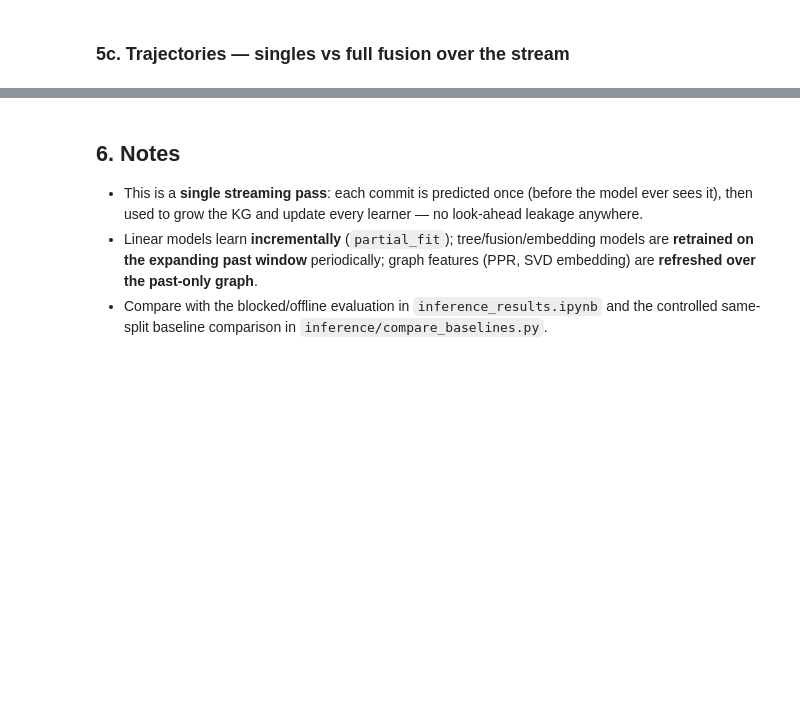
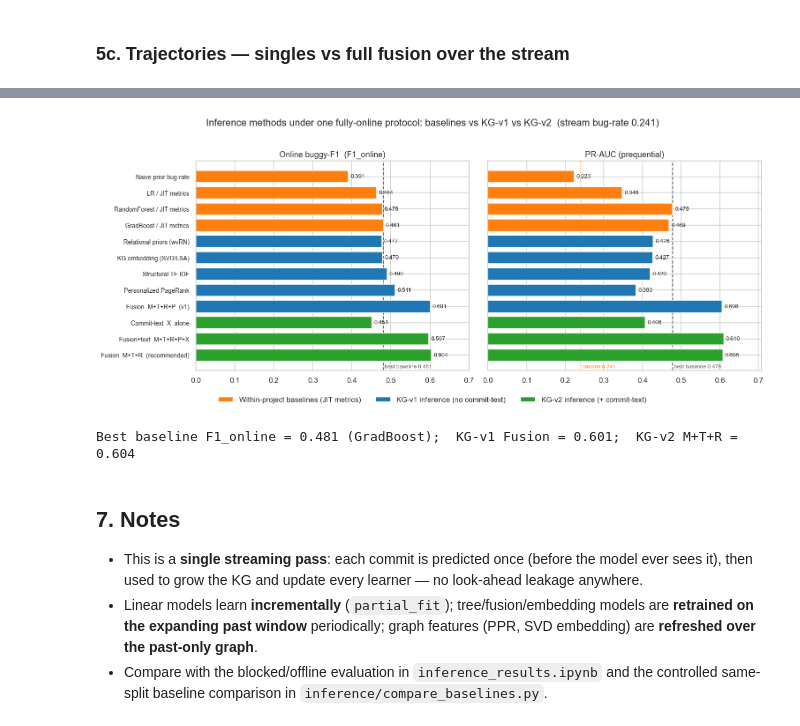
Before and after one commit to Knowledge4Software/KG-Commit, a Jupyter notebook: experiments/notebooks/online_jit_evaluation.ipynb, the cells around one changed output, grey strips where cells are left out. Cells and saved outputs as stored; diff of their text form; code cells hidden in the pictures; blank space fills up the shorter version.

Commit message:
KG-v2: fix issues of v1 and add textual features as node features (x inference)

```diff
--- a/experiments/notebooks/online_jit_evaluation.ipynb
+++ b/experiments/notebooks/online_jit_evaluation.ipynb
@@ -230,5 +246,63 @@ ax.legend(fontsize=8, ncol=2); plt.tight_layout(); plt.show()
+# %%
+from matplotlib.patches import Patch
+KGBLUE, KGGREEN, KGORANGE = "#1F77B4", "#2CA02C", "#FF7F0E"
+
+M = {v["name"]: v["cum"] for v in R["methods"].values()}
+g = lambda name:  (M[name]["F1_online"], M[name]["PR_AUC"])         # streaming engine
+a = lambda label: (ABL[label]["cum"]["F1_online"], ABL[label]["cum"]["PR_AUC"])  # ablation
+
+ROWS = [
+    ("Naive prior bug-rate",         g("Naive prior bug-rate"),            "base"),
+    ("LR / JIT metrics",             g("LR / JIT metrics (incremental)"),  "base"),
+    ("RandomForest / JIT metrics",   g("RandomForest / JIT metrics"),      "base"),
+    ("GradBoost / JIT metrics",      g("GradBoost / JIT metrics"),         "base"),
+    ("Relational priors (wvRN)",     g("Relational priors (wvRN)"),        "v1"),
+    ("KG embedding (SVD/LSA)",       g("KG embedding (SVD/LSA)"),          "v1"),
+    ("Structural TF-IDF",            g("Structural TF-IDF (incremental)"), "v1"),
+    ("Personalized PageRank",        g("Personalized PageRank"),           "v1"),
+    ("Fusion  M+T+R+P  (v1)",        a("M+T+R+P"),                         "v1"),
+    ("Commit-text  X  alone",        a("X"),                               "v2"),
+    ("Fusion+text  M+T+R+P+X",       a("M+T+R+P+X"),                       "v2"),
+    ("Fusion  M+T+R  (recommended)", a("M+T+R"),                           "v2"),
+]
+COLOR  = {"base": KGORANGE, "v1": KGBLUE, "v2": KGGREEN}
+LEGEND = {"base": "Within-project baselines (JIT metrics)",
+          "v1":   "KG-v1 inference (no commit-text)",
+          "v2":   "KG-v2 inference (+ commit-text)"}
+
+order  = ([r for r in ROWS if r[2]=="base"] + [r for r in ROWS if r[2]=="v1"]
+          + [r for r in ROWS if r[2]=="v2"])
+labels = [r[0] for r in order]
+f1 = np.array([r[1][0] for r in order]); pr = np.array([r[1][1] for r in order])
+colors = [COLOR[r[2]] for r in order]; y = np.arange(len(order))
+best_f1 = max(r[1][0] for r in ROWS if r[2]=="base")
+best_pr = max(r[1][1] for r in ROWS if r[2]=="base")
+stream_bug = R["meta"]["stream_bug"]
+
+fig, axes = plt.subplots(1, 2, figsize=(14, 6), sharey=True)
+for ax, vals, title, ref in [(axes[0], f1, "Online buggy-F1  (F1_online)", best_f1),
+                             (axes[1], pr, "PR-AUC (prequential)",         best_pr)]:
+    ax.barh(y, vals, color=colors, edgecolor="white", height=0.74)
+    ax.axvline(ref, ls="--", lw=1.3, color="0.35", zorder=0)
+    ax.text(ref, len(order)-0.3, f" best baseline {ref:.3f}", color="0.35", fontsize=8, va="center")
+    for yi, v in zip(y, vals): ax.text(v+0.006, yi, f"{v:.3f}", va="center", fontsize=8.5)
+    ax.set_xlim(0, vals.max()*1.16); ax.set_title(title); ax.set_axisbelow(True)
+axes[1].axvline(stream_bug, ls=":", lw=1.2, color=KGORANGE, zorder=0)
+axes[1].text(stream_bug, len(order)-0.3, f" random {stream_bug:.3f}", color=KGORANGE, fontsize=8, va="center")
+axes[0].set_yticks(y); axes[0].set_yticklabels(labels, fontsize=9); axes[0].invert_yaxis()
+fig.legend(handles=[Patch(facecolor=COLOR[k], label=LEGEND[k]) for k in ("base","v1","v2")],
+           loc="lower center", ncol=3, frameon=False, bbox_to_anchor=(0.5, -0.02))
+fig.suptitle(f"Inference methods under one fully-online protocol: baselines vs KG-v1 vs KG-v2"
+             f"  (stream bug-rate {stream_bug:.3f})")
+plt.tight_layout(rect=[0, 0.04, 1, 0.96]); plt.show()
+
+print("Best baseline F1_online = %.3f (GradBoost);  KG-v1 Fusion = %.3f;  KG-v2 M+T+R = %.3f"
+      % (best_f1, ABL["M+T+R+P"]["cum"]["F1_online"], ABL["M+T+R"]["cum"]["F1_online"]))
+# %% [output]
+[figure, added]
+Best baseline F1_online = 0.481 (GradBoost);  KG-v1 Fusion = 0.601;  KG-v2 M+T+R = 0.604
 # %% [markdown]
-## 6. Notes
+## 7. Notes
 * This is a **single streaming pass**: each commit is predicted once (before the
   model ever sees it), then used to grow the KG and update every learner — no
   look-ahead leakage anywhere.
```
Also changed, not shown: parts of 9 cells of this notebook, 18 other files.
